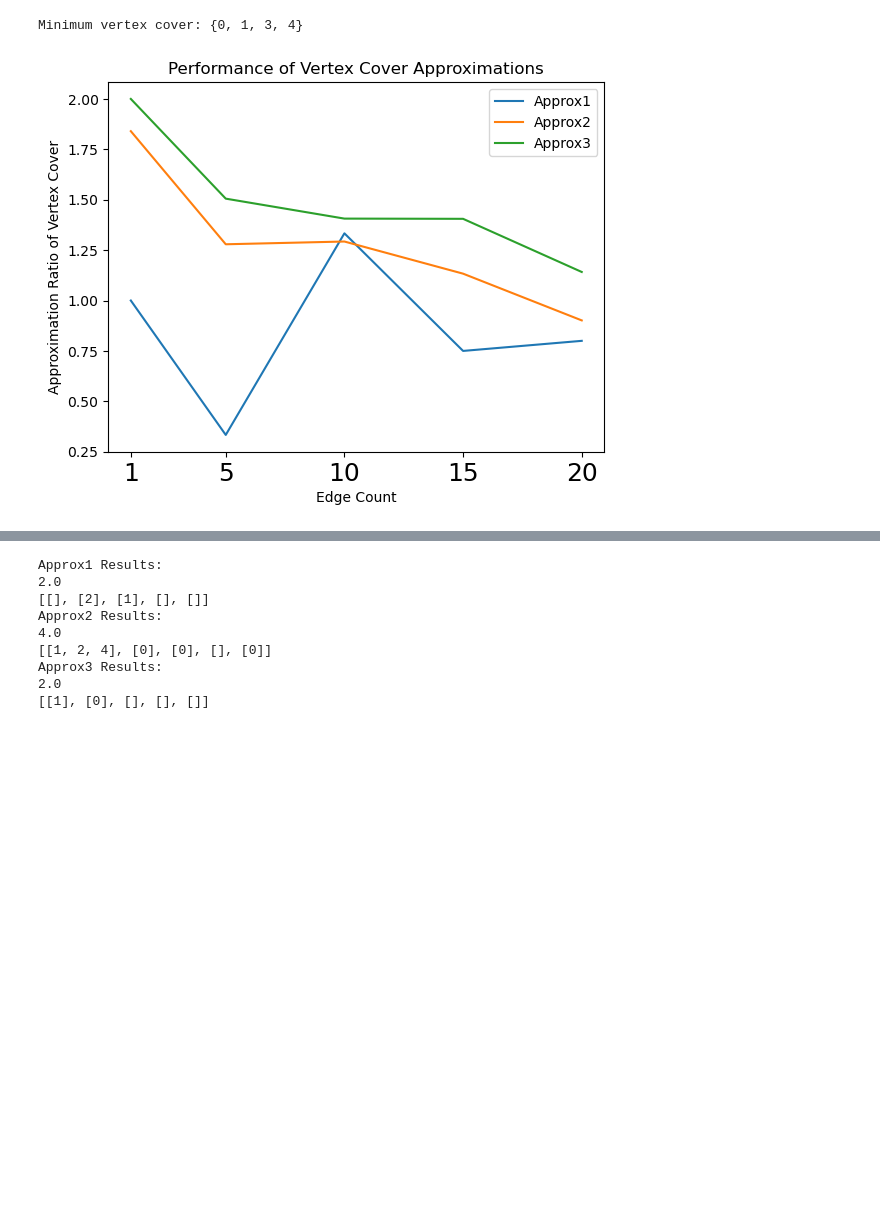
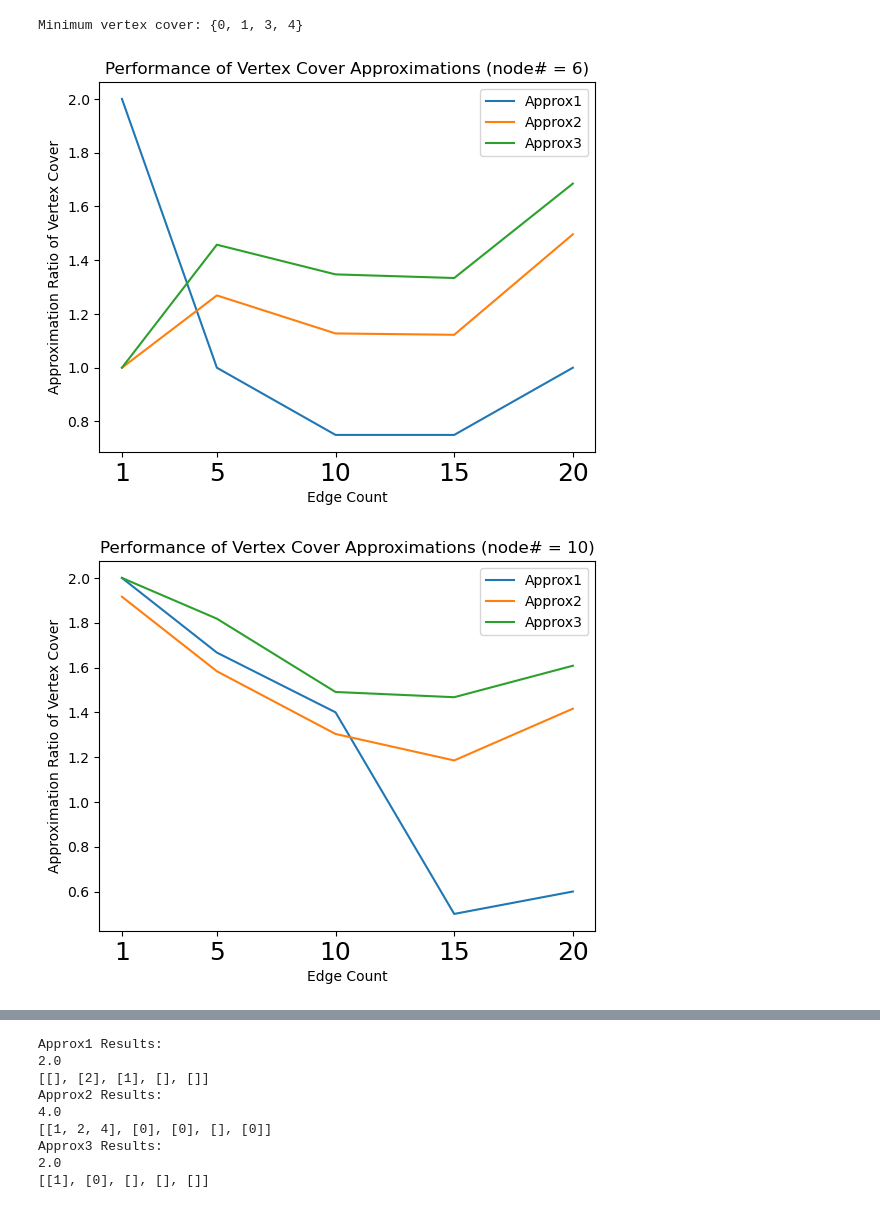
Before and after one commit to Faizanm0389/2XC3-GROUP, a Jupyter notebook: lab3/Lab_III.ipynb, the cells around one changed output, grey strips where cells are left out. Drawn from its saved outputs; the diff is of its cells as text; code cells hidden in the pictures; blank space fills up the shorter version.

Commit message:
4graphs

```diff
--- a/lab3/Lab_III.ipynb
+++ b/lab3/Lab_III.ipynb
@@ -620,43 +615,47 @@ Minimum vertex cover: {0, 1, 3, 4}
 # %%
 # Part 2.4
 
 import networkx as nx
 import random
 import matplotlib.pyplot as plt
 
 
 def experiment(num_graphs, n, edge_counts):
     results = {a: [] for a in ['Approx1', 'Approx2', 'Approx3']}
 
     for e in edge_counts:
         graph = generate_random_graph(n, e)
         true_mvc_size = len(MVC(graph))
 
         for res in results:
             avg = 0
             for _ in range(num_graphs):
                 cover_size = len(eval(res + '(copy.deepcopy(graph))'))
                 avg += cover_size / true_mvc_size
             results[res].append(avg/num_graphs)
+    return results
 
-    return results
-num_graphs = 1000
-n = 6
-edge_counts = [1,5,10,15,20]
+def fullexperiment(n):
+    num_graphs = 1000
+    edge_counts = [1,5,10,15,20]
 
-results = experiment(num_graphs, n, edge_counts)
+    results = experiment(num_graphs, n, edge_counts)
 
-for algo, ratios in results.items():
-    plt.plot(edge_counts, ratios, label=algo)
+    for algo, ratios in results.items():
+        plt.plot(edge_counts, ratios, label=algo)
 
-plt.xlabel("Edge Count")
-plt.ylabel("Approximation Ratio of Vertex Cover")
-plt.title("Performance of Vertex Cover Approximations")
-plt.xticks(tuple(edge_counts), fontsize = 18)
-plt.legend()
-plt.show()
+    plt.xlabel("Edge Count")
+    plt.ylabel("Approximation Ratio of Vertex Cover")
+    plt.title("Performance of Vertex Cover Approximations (node# = " + str(n) + ")" )
+    plt.xticks(tuple(edge_counts), fontsize = 18)
+    plt.legend()
+    plt.show()
+
+fullexperiment(6)
+fullexperiment(10)
 # %% [output]
-[figure, old version]
+[figure, new version]
+[figure, added]
 # %%
 # Part 2.4 cont.
 
```
Also changed, not shown: parts of 4 cells of this notebook.
